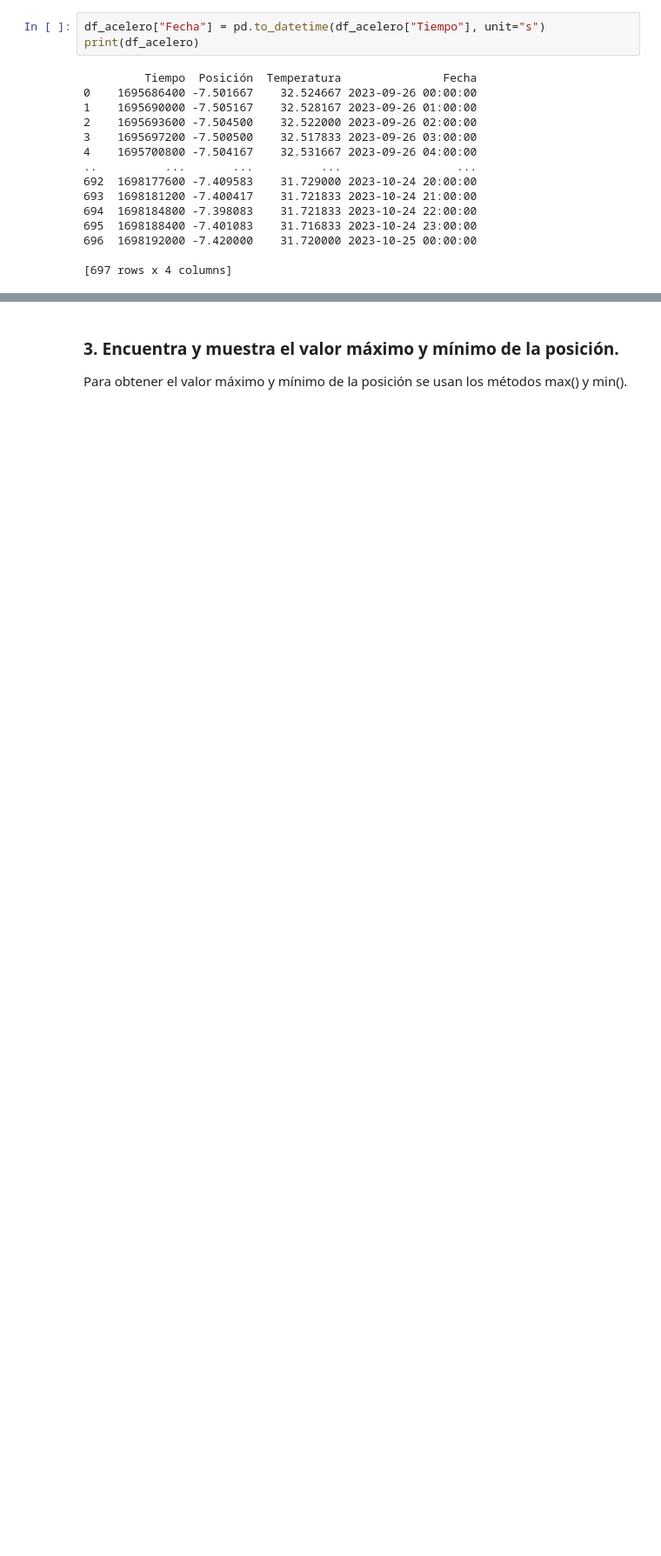
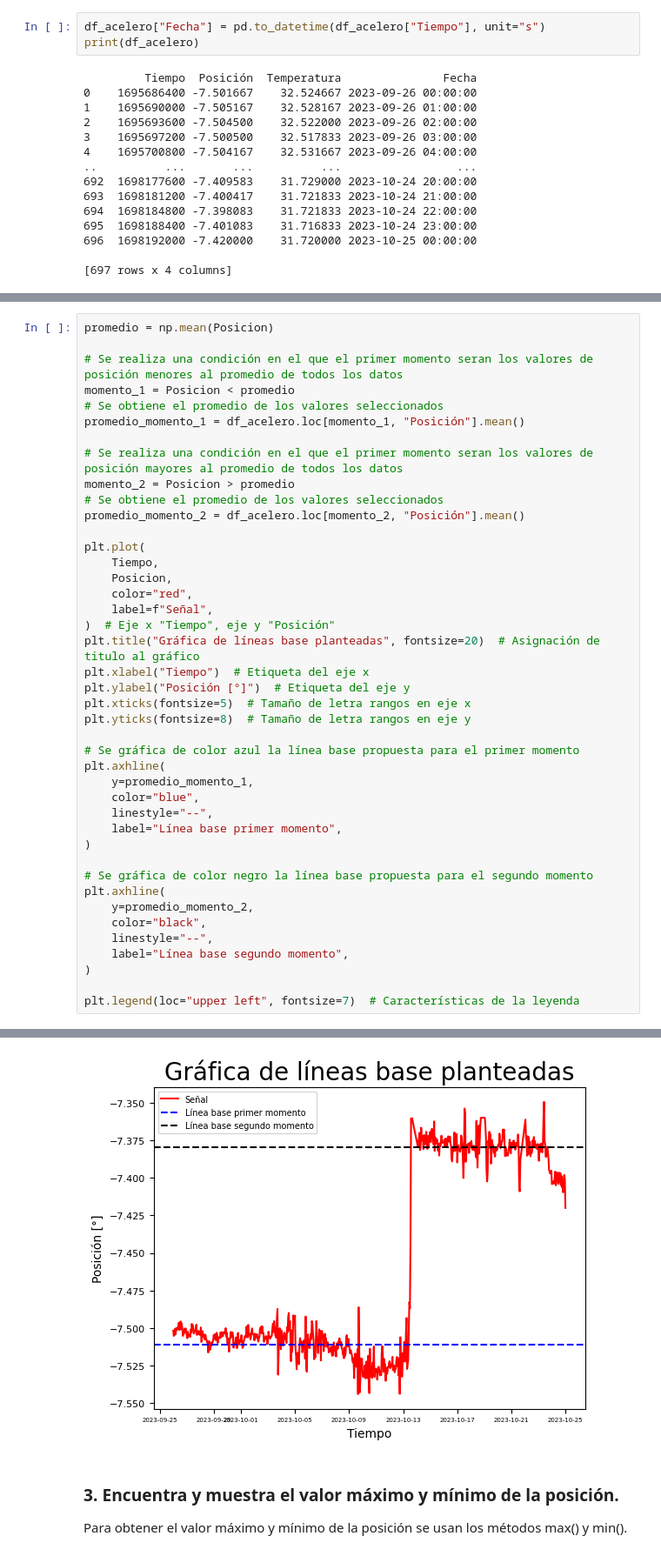
Before and after one commit to jdg16/solucion_giraldo_jupyter, a Jupyter notebook: prueba.ipynb, the cells around one changed output, grey strips where cells are left out. Shown at 87% size. Cells and saved outputs as stored; diff of their text form; blank space fills up the shorter version.

```diff
--- a/prueba.ipynb
+++ b/prueba.ipynb
@@ -101,0 +116,43 @@ plt.show()
+# %%
+promedio = np.mean(Posicion)
+
+# Se realiza una condición en el que el primer momento seran los valores de posición menores al promedio de todos los datos
+momento_1 = Posicion < promedio
+# Se obtiene el promedio de los valores seleccionados
+promedio_momento_1 = df_acelero.loc[momento_1, "Posición"].mean()
+
+# Se realiza una condición en el que el primer momento seran los valores de posición mayores al promedio de todos los datos
+momento_2 = Posicion > promedio
+# Se obtiene el promedio de los valores seleccionados
+promedio_momento_2 = df_acelero.loc[momento_2, "Posición"].mean()
+
+plt.plot(
+    Tiempo,
+    Posicion,
+    color="red",
+    label=f"Señal",
+)  # Eje x "Tiempo", eje y "Posición"
+plt.title("Gráfica de líneas base planteadas", fontsize=20)  # Asignación de titulo al gráfico
+plt.xlabel("Tiempo")  # Etiqueta del eje x
+plt.ylabel("Posición [°]")  # Etiqueta del eje y
+plt.xticks(fontsize=5)  # Tamaño de letra rangos en eje x
+plt.yticks(fontsize=8)  # Tamaño de letra rangos en eje y
+
+# Se gráfica de color azul la línea base propuesta para el primer momento
+plt.axhline(
+    y=promedio_momento_1,
+    color="blue",
+    linestyle="--",
+    label="Línea base primer momento",
+)
+
+# Se gráfica de color negro la línea base propuesta para el segundo momento
+plt.axhline(
+    y=promedio_momento_2,
+    color="black",
+    linestyle="--",
+    label="Línea base segundo momento",
+)
+
+plt.legend(loc="upper left", fontsize=7)  # Características de la leyenda
+# %% [output]
@@ -102,3 +160,4 @@ plt.show()
+[figure, added]
 # %% [markdown]
 ### 3. Encuentra y muestra el valor máximo y mínimo de la posición.
 
```
Also changed, not shown: parts of 35 cells of this notebook, 3 other files.
